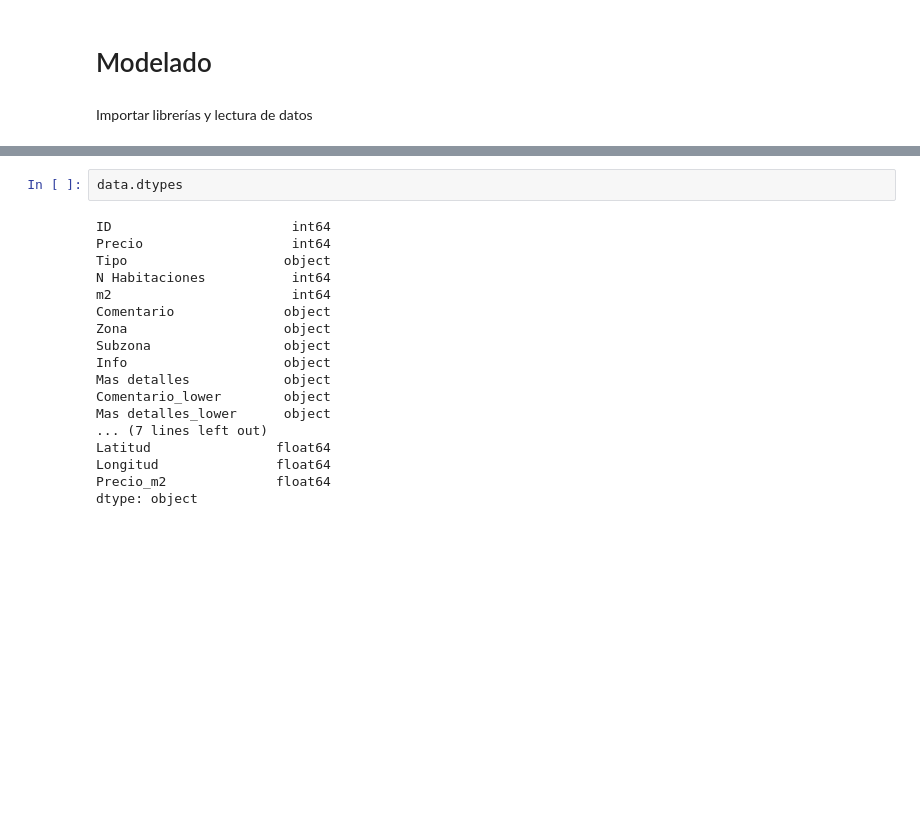
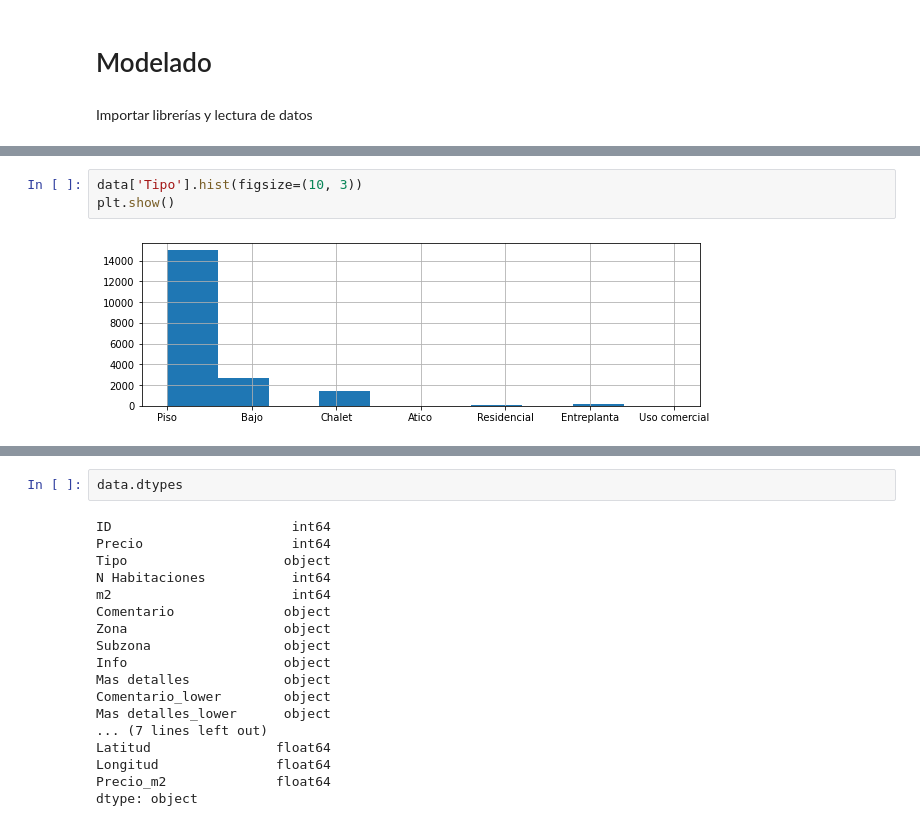
Before and after one commit to julioCasalV/tfm_kschool, a Jupyter notebook: Modelado.ipynb, the cells around one changed output, grey strips where cells are left out. Drawn from its saved outputs; the diff is of its cells as text; blank space fills up the shorter version.

```diff
--- a/Modelado.ipynb
+++ b/Modelado.ipynb
@@ -15,0 +28,5 @@ data = pd.read_csv('Datos_Madrid_tratados.csv')
+# %%
+data['Tipo'].hist(figsize=(10, 3))
+plt.show()
+# %% [output]
+[figure, added]
```
Also changed, not shown: parts of 35 cells of this notebook.
